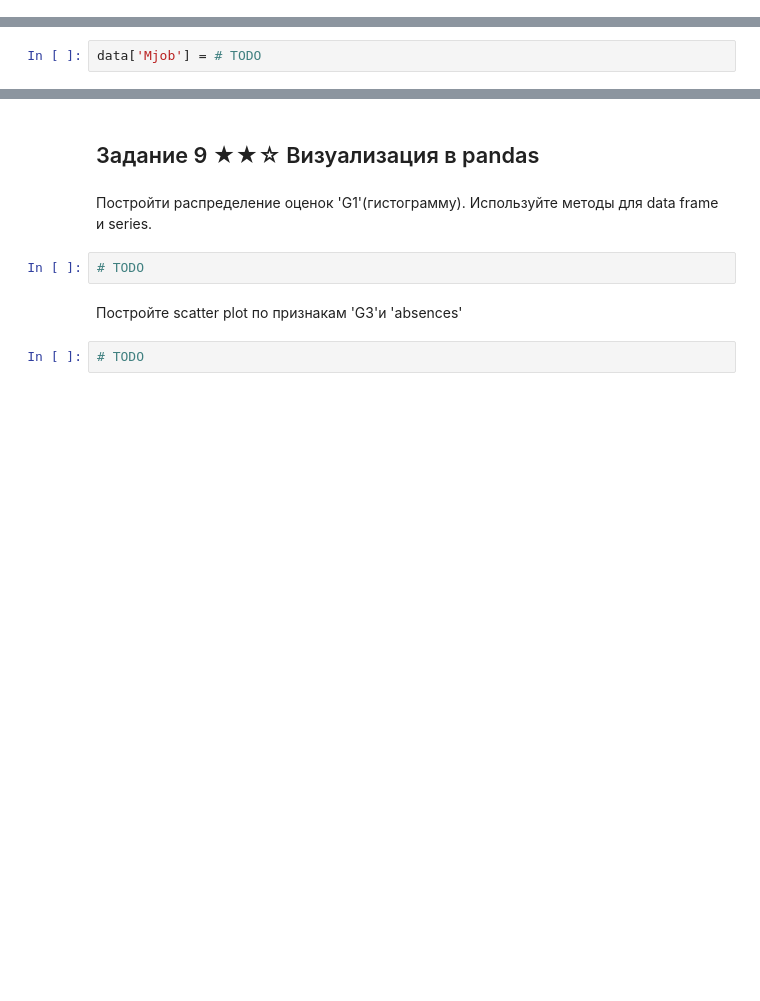
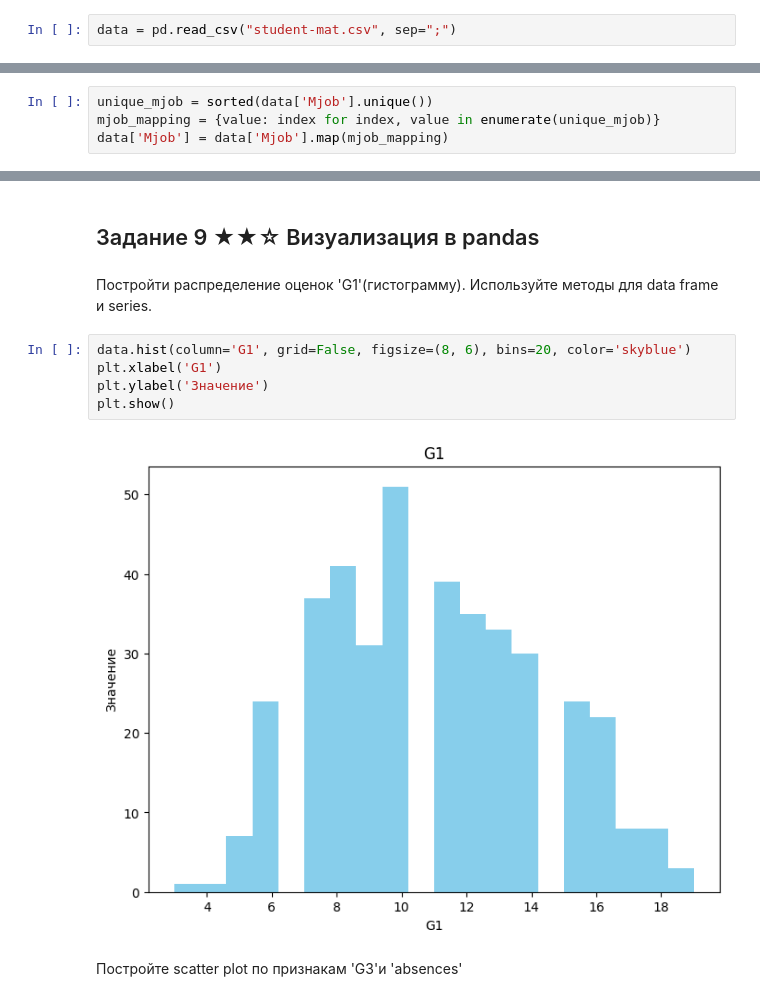
Before and after one commit to DanilGefest/ML2, a Jupyter notebook: 2 Pandas.ipynb, the cells around one changed output, grey strips where cells are left out. Drawn from its saved outputs; the diff is of its cells as text; blank space fills up the shorter version.

```diff
--- a/2 Pandas.ipynb
+++ b/2 Pandas.ipynb
@@ -12,2 +11,4 @@ data = # TODO
+# %%
+data = pd.read_csv("student-mat.csv", sep=";")
 # %%
 # размер это tuple (количество строк, количество столбцов)
@@ -65,8 +97,10 @@ print(null_count)
 ### Задание 6 ★★☆
 Определите уникальные значения 'Mjob', отсортируйте их по алфавиту, сопоставьте каждому значению его позицию в отсорированном списке и замените значения в таблице на его позицию. Например, если вы получили список уникальных значений ['a', 'c', 'f'], то вместо 'a' везде нужно поставить 0, вместо 'c' везде нужно поставить 1, а вместо 'f' -
 2.
-# %%
-data['Mjob'] = # TODO
+# %%
+unique_mjob = sorted(data['Mjob'].unique())
+mjob_mapping = {value: index for index, value in enumerate(unique_mjob)}
+data['Mjob'] = data['Mjob'].map(mjob_mapping)
 # %% [markdown]
 Ответ:
 # %%
@@ -95,9 +147,12 @@ print("{:.4f}".format(mean_score_high_level))
 ## Задание 9 ★★☆ Визуализация в pandas
 # %% [markdown]
 Постройти распределение оценок 'G1'(гистограмму). Используйте методы для data frame и series.
-# %%
-# TODO
+# %%
+data.hist(column='G1', grid=False, figsize=(8, 6), bins=20, color='skyblue')
+plt.xlabel('G1')
+plt.ylabel('Значение')
+plt.show()
+# %% [output]
+[figure, added]
 # %% [markdown]
 Постройте scatter plot по признакам 'G3'и 'absences'
-# %%
-# TODO
```
Also changed, not shown: parts of 27 cells of this notebook, 8 other files.
